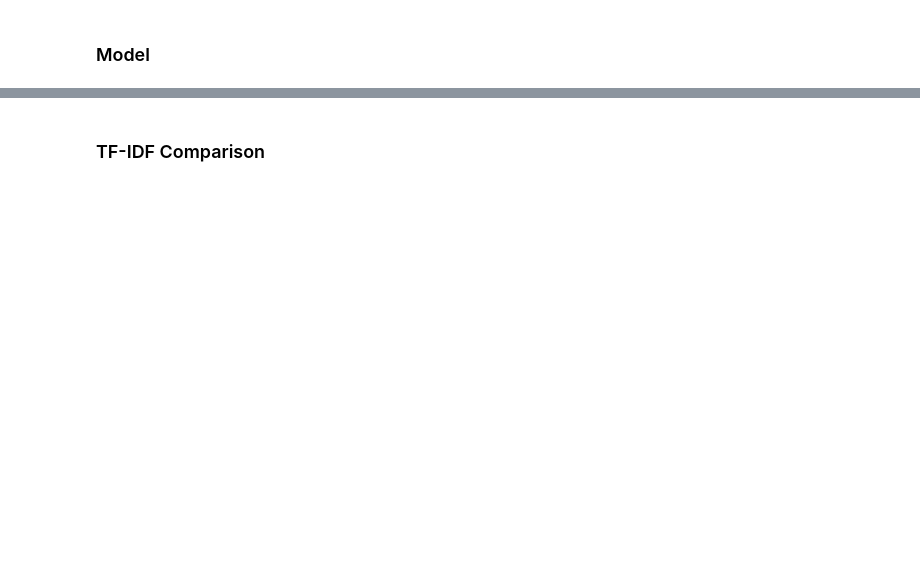
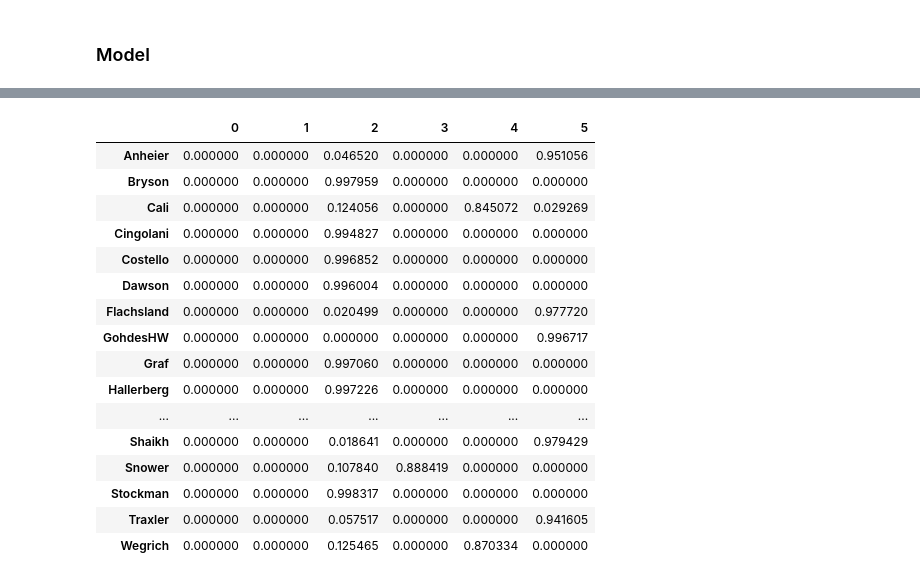
Before and after one commit to cbsobral/NLP-Supervisor-Recommender, a Jupyter notebook: topic_choices.ipynb, the cells around one changed output, grey strips where cells are left out. Drawn from its saved outputs; the diff is of its cells as text; code cells hidden in the pictures; blank space fills up the shorter version.

```diff
--- a/topic_choices.ipynb
+++ b/topic_choices.ipynb
@@ -371,3 +304,0 @@ NameError: ignored
-# %%
-for idx, topic in model_tfidf.print_topics(-1):
-    print('Topic: {} Word: {}'.format(idx, topic))
@@ -373,0 +307,4 @@ for idx, topic in model_tfidf.print_topics(-1):
+# %%
+# visualize words per topic
+for i, topic in enumerate(tfidf_model.print_topics(num_topics=10, num_words=7)):
+    print (i, ':', topic)
@@ -374,14 +318,12 @@ for idx, topic in model_tfidf.print_topics(-1):
 # %%
+# create table with top 10 words per topic
 n_words = 10
-
 topic_words = pd.DataFrame({})
 
-for i, topic in enumerate(model_tfidf.get_topics()):
+for i, topic in enumerate(tfidf_model.get_topics()):
     top_feature_ids = topic.argsort()[-n_words:][::-1]
     feature_values = topic[top_feature_ids]
     words = [dictionary[id] for id in top_feature_ids]
     topic_df = pd.DataFrame({'value': feature_values, 'word': words, 'topic': i})
     topic_words = pd.concat([topic_words, topic_df], ignore_index=True)
-
-#topic_words.head()
 # %%
@@ -408,16 +393,40 @@ conc
 # %%
-# table with documents and topic probability
-topics = [model_tfidf[documents_bow[i]] for i in range(len(documents))]
-num_topics = 9
+# topic probabilities per document
+topics = [tfidf_model[documents_bow[i]] for i in range(len(documents))]
+num_topics = 6
 
 def topics_document_to_dataframe(topics_document, num_topics):
     res = pd.DataFrame(columns=range(num_topics))
     for topic_weight in topics_document:
         res.loc[0, topic_weight[0]] = topic_weight[1]
     return res
 
 document_topic = \
 pd.concat([topics_document_to_dataframe(topics_document, num_topics=num_topics) for topics_document in topics]) \
   .reset_index(drop=True).fillna(0)
 
-#document_topic
+# supervisor names to index column
+document_topic.index = ['Anheier', 'Bryson', 'Cali', 'Cingolani', 'Costello', 'Dawson', 'Flachsland', 'GohdesHW',
+                        'Graf', 'Hallerberg', 'Hammerschmid', 'Hassel', 'Hirth', 'Hustedt', 'Iacovone', 'Jachtenfuchs',
+                        'Jankin', 'Kayser', 'Kreyenfeld', 'Mair', 'Mena', 'MungiuPippidi', 'Munzert', 'Patz', 'Reh',
+                        'Roemmele', 'Shaikh', 'Snower', 'Stockman', 'Traxler', 'Wegrich']
+
+document_topic # table with topic probabilities per document
+# %% [output]
+|  | 0 | 1 | 2 | 3 | 4 | 5 |
+| Anheier | 0.000000 | 0.000000 | 0.046520 | 0.000000 | 0.000000 | 0.951056 |
+| Bryson | 0.000000 | 0.000000 | 0.997959 | 0.000000 | 0.000000 | 0.000000 |
+| Cali | 0.000000 | 0.000000 | 0.124056 | 0.000000 | 0.845072 | 0.029269 |
+| Cingolani | 0.000000 | 0.000000 | 0.994827 | 0.000000 | 0.000000 | 0.000000 |
+| Costello | 0.000000 | 0.000000 | 0.996852 | 0.000000 | 0.000000 | 0.000000 |
+| Dawson | 0.000000 | 0.000000 | 0.996004 | 0.000000 | 0.000000 | 0.000000 |
+| Flachsland | 0.000000 | 0.000000 | 0.020499 | 0.000000 | 0.000000 | 0.977720 |
+| GohdesHW | 0.000000 | 0.000000 | 0.000000 | 0.000000 | 0.000000 | 0.996717 |
+| Graf | 0.000000 | 0.000000 | 0.997060 | 0.000000 | 0.000000 | 0.000000 |
+| Hallerberg | 0.000000 | 0.000000 | 0.997226 | 0.000000 | 0.000000 | 0.000000 |
+| ... | ... | ... | ... | ... | ... | ... |
+| Shaikh | 0.000000 | 0.000000 | 0.018641 | 0.000000 | 0.000000 | 0.979429 |
+| Snower | 0.000000 | 0.000000 | 0.107840 | 0.888419 | 0.000000 | 0.000000 |
+| Stockman | 0.000000 | 0.000000 | 0.998317 | 0.000000 | 0.000000 | 0.000000 |
+| Traxler | 0.000000 | 0.000000 | 0.057517 | 0.000000 | 0.000000 | 0.941605 |
+| Wegrich | 0.000000 | 0.000000 | 0.125465 | 0.000000 | 0.870334 | 0.000000 |
@@ -426,2 +432,0 @@ document_topic.sort_values(6, ascending=False)[6].head(20)
-# %% [markdown]
-### TF-IDF Comparison
```
Also changed, not shown: parts of 78 cells of this notebook.
